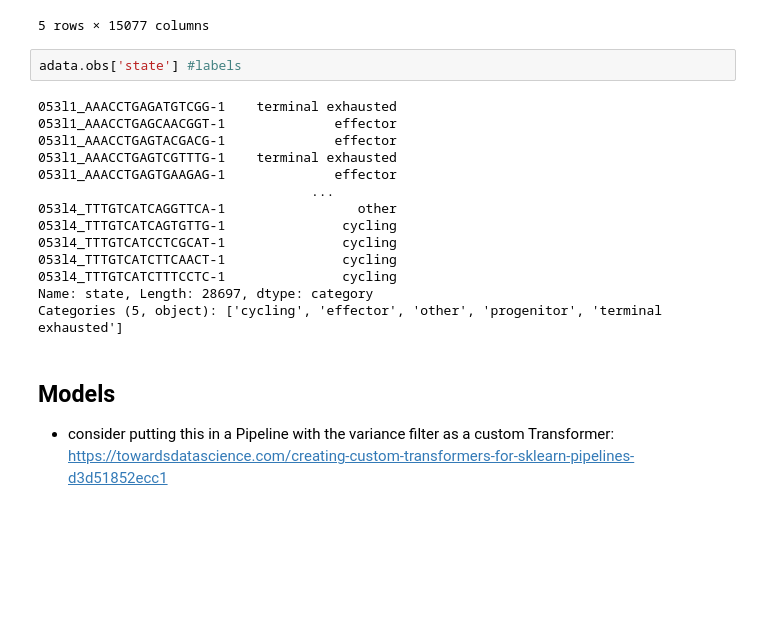
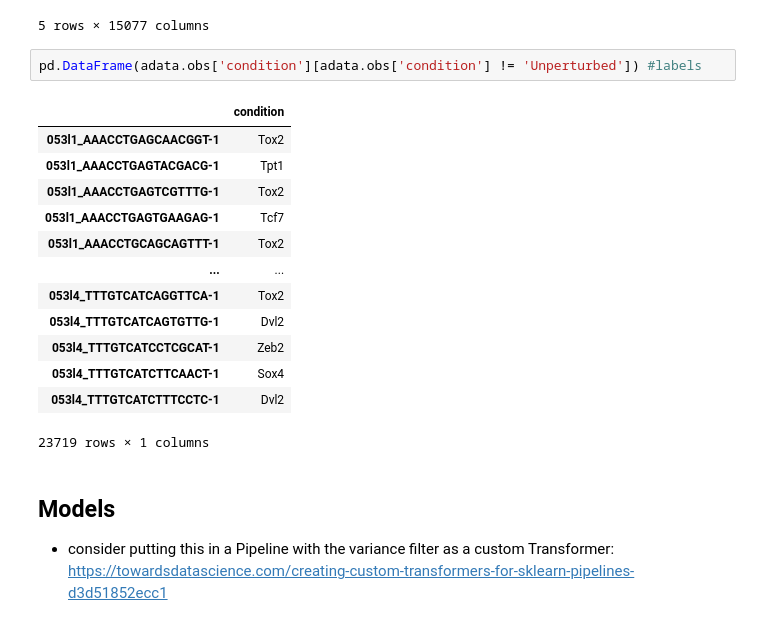
Before and after one commit to amandakhoo/CIDS2023, a Jupyter notebook: classifer.ipynb, the cells around one changed output. Saved outputs shown, nothing was run; the diff lists cells and outputs as text; blank space fills up the shorter version.

```diff
--- a/classifer.ipynb
+++ b/classifer.ipynb
@@ -49,21 +49,21 @@ normdf.head()
 | 053l1_AAACCTGAGTGAAGAG-1 | 0.000000 | 0.000000 | 0.000000 | 0.0 | 0.0 | 0.0 | 0.000000 | 0.0 | 0.000000 | 0.0 | ... |
 5 rows × 15077 columns
 # %%
-adata.obs['state'] #labels
+pd.DataFrame(adata.obs['condition'][adata.obs['condition'] != 'Unperturbed']) #labels
 # %% [output]
+|  | condition |
+| 053l1_AAACCTGAGCAACGGT-1 | Tox2 |
+| 053l1_AAACCTGAGTACGACG-1 | Tpt1 |
+| 053l1_AAACCTGAGTCGTTTG-1 | Tox2 |
+| 053l1_AAACCTGAGTGAAGAG-1 | Tcf7 |
+| 053l1_AAACCTGCAGCAGTTT-1 | Tox2 |
+| ... | ... |
+| 053l4_TTTGTCATCAGGTTCA-1 | Tox2 |
+| 053l4_TTTGTCATCAGTGTTG-1 | Dvl2 |
+| 053l4_TTTGTCATCCTCGCAT-1 | Zeb2 |
+| 053l4_TTTGTCATCTTCAACT-1 | Sox4 |
+| 053l4_TTTGTCATCTTTCCTC-1 | Dvl2 |
-053l1_AAACCTGAGATGTCGG-1    terminal exhausted
-053l1_AAACCTGAGCAACGGT-1              effector
-053l1_AAACCTGAGTACGACG-1              effector
-053l1_AAACCTGAGTCGTTTG-1    terminal exhausted
-053l1_AAACCTGAGTGAAGAG-1              effector
-                                   ...
-053l4_TTTGTCATCAGGTTCA-1                 other
-053l4_TTTGTCATCAGTGTTG-1               cycling
-053l4_TTTGTCATCCTCGCAT-1               cycling
-053l4_TTTGTCATCTTCAACT-1               cycling
-053l4_TTTGTCATCTTTCCTC-1               cycling
-Name: state, Length: 28697, dtype: category
-Categories (5, object): ['cycling', 'effector', 'other', 'progenitor', 'terminal exhausted']
+23719 rows × 1 columns
 # %% [markdown]
 ## Models
 - consider putting this in a Pipeline with the variance filter as a custom Transformer: https://towardsdatascience.com/creating-custom-transformers-for-sklearn-pipelines-d3d51852ecc1
```
Also changed, not shown: parts of 8 cells of this notebook, 6 other files.
